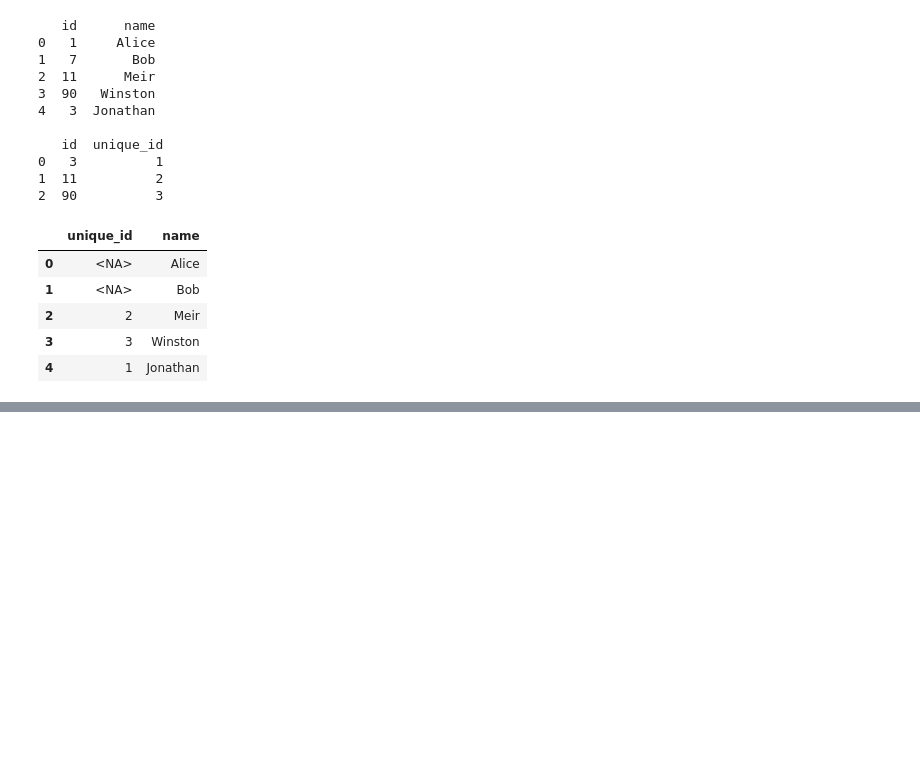
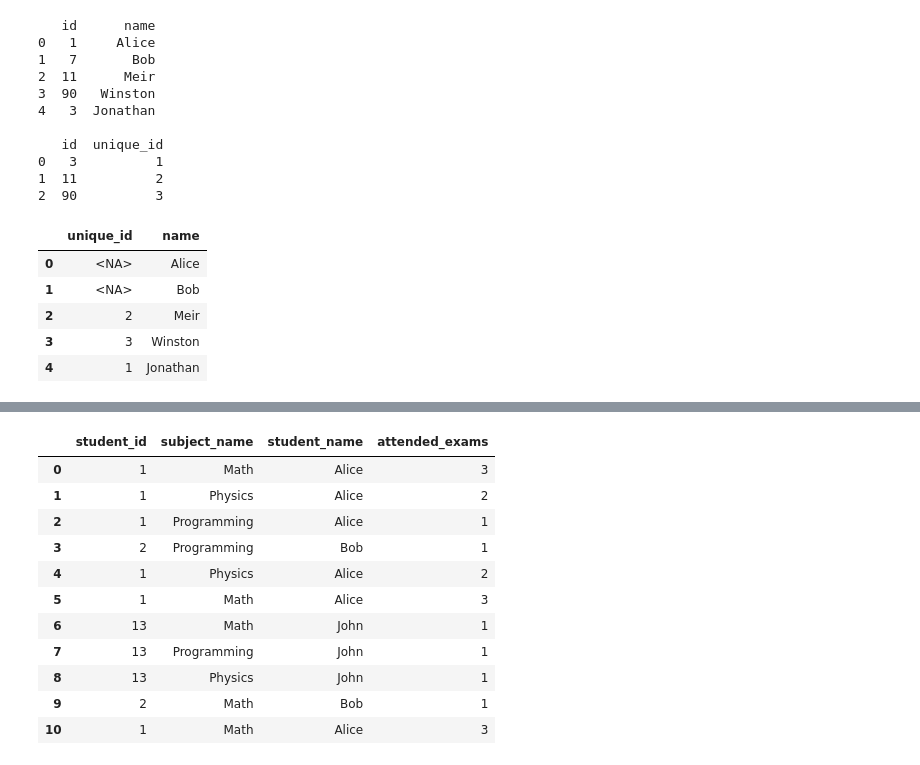
Before and after one commit to juancarvajal-hub/30-days-panda, a Jupyter notebook: 30_days-of_panda.ipynb, the cells around one changed output, grey strips where cells are left out. Saved outputs shown, nothing was run; the diff lists cells and outputs as text; code cells hidden in the pictures; blank space fills up the shorter version.

```diff
--- a/30_days-of_panda.ipynb
+++ b/30_days-of_panda.ipynb
@@ -1050,0 +1116,17 @@ replace_employee_id(Employees,EmployeeUNI)
+# %%
+bd = pd.merge(examinations,students,how="inner",left_on="student_id",right_on="student_id")
+bd["attended_exams"]   = bd.groupby(["student_id","subject_name"]).transform("size")
+bd
+# %% [output]
+|  | student_id | subject_name | student_name | attended_exams |
+| 0 | 1 | Math | Alice | 3 |
+| 1 | 1 | Physics | Alice | 2 |
+| 2 | 1 | Programming | Alice | 1 |
+| 3 | 2 | Programming | Bob | 1 |
+| 4 | 1 | Physics | Alice | 2 |
+| 5 | 1 | Math | Alice | 3 |
+| 6 | 13 | Math | John | 1 |
+| 7 | 13 | Programming | John | 1 |
+| 8 | 13 | Physics | John | 1 |
+| 9 | 2 | Math | Bob | 1 |
+| 10 | 1 | Math | Alice | 3 |
```
Also changed, not shown: parts of 3 cells of this notebook.
